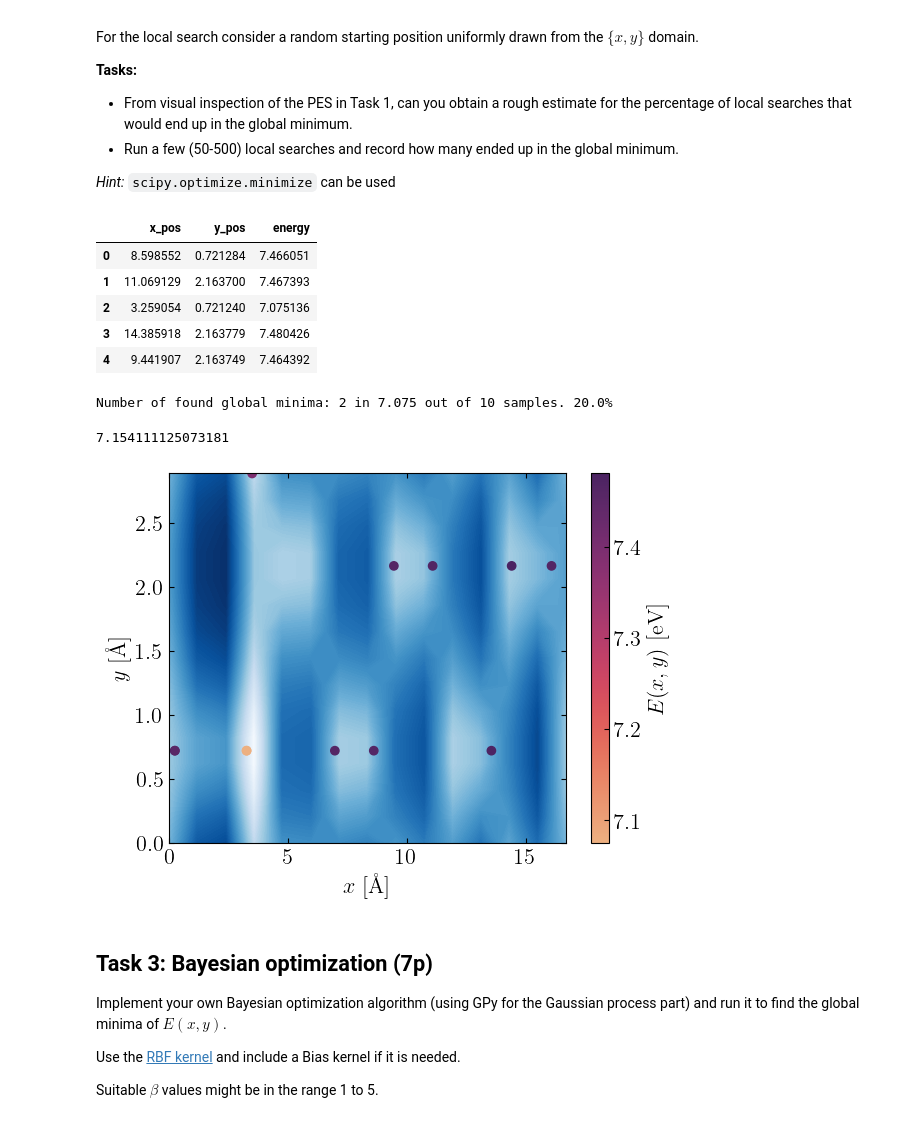
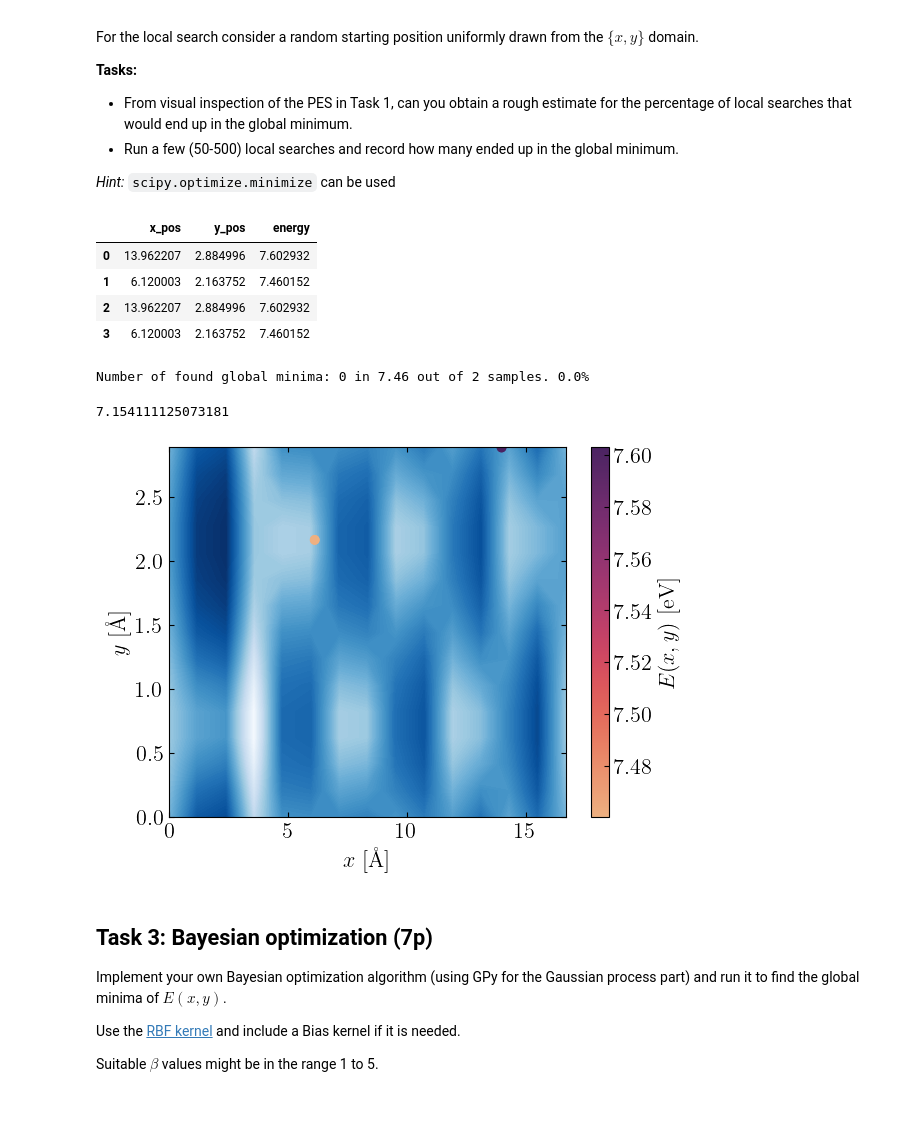
Before and after one commit to j-haralds/Advanced_sim, a Jupyter notebook: project_2b_shared/Jesper_project_2b.ipynb, the cells around one changed output. Saved outputs shown, nothing was run; the diff lists cells and outputs as text; code cells hidden in the pictures.

```diff
--- a/project_2b_shared/Jesper_project_2b.ipynb
+++ b/project_2b_shared/Jesper_project_2b.ipynb
@@ -228,4 +229,4 @@ def contour_generator(xlim, ylim, size=50):
 x_lim = [0, 16.65653]
 y_lim = [0, 2.884996]
 
-X,Y,E = contour_generator(x_lim , y_lim, size = 15)#, args = [surface, get_z_max(surface)])
+X_PES,Y_PES,E_PES = contour_generator(x_lim , y_lim, size = 15)#, args = [surface, get_z_max(surface)])
@@ -296,7 +275,7 @@ def gen_minimize_positions(xlim, ylim, nsamp, surface, results=[]):
 # %%
 # results = []    # Append more and more results to this list
 # %%
-nsamp = 10
+nsamp = 2
 results = gen_minimize_positions(x_lim, y_lim, nsamp, surface=surface, results=results)
 # %%
 res_df = pd.DataFrame(results)
@@ -308,26 +287,25 @@ n_global_min = res_df['energy'][res_df['energy'] < 7.08].count()
 print(f'Number of found global minima: {n_global_min} in {res_df['energy'].min():.4} out of {nsamp} samples. {n_global_min/nsamp*100:.1f}%')
 # %% [output]
 |  | x_pos | y_pos | energy |
-| 0 | 8.598552 | 0.721284 | 7.466051 |
-| 1 | 11.069129 | 2.163700 | 7.467393 |
-| 2 | 3.259054 | 0.721240 | 7.075136 |
-| 3 | 14.385918 | 2.163779 | 7.480426 |
-| 4 | 9.441907 | 2.163749 | 7.464392 |
+| 0 | 13.962207 | 2.884996 | 7.602932 |
+| 1 | 6.120003 | 2.163752 | 7.460152 |
+| 2 | 13.962207 | 2.884996 | 7.602932 |
+| 3 | 6.120003 | 2.163752 | 7.460152 |
-Number of found global minima: 2 in 7.075 out of 10 samples. 20.0%
+Number of found global minima: 0 in 7.46 out of 2 samples. 0.0%
 # %%
-plt.contourf(X, Y, E, levels=level, cmap='Blues')
+plt.contourf(X_PES, Y_PES, E_PES, levels=level, cmap='Blues')
 plt.scatter(res_df['x_pos'], res_df['y_pos'], c=res_df['energy'],
             cmap='flare', marker='o', label='Minimized positions')
 plt.xlim(x_lim)
 plt.ylim(y_lim)
 plt.xlabel('$x$ [Å]')
 plt.ylabel('$y$ [Å]')
 plt.colorbar(label='$E(x,y)$ [eV]')
 
-print(E.min())
+print(E_PES.min())
 # %% [output]
 7.154111125073181
-[figure, old version]
+[figure, new version]
 # %% [markdown]
 ## Task 3: Bayesian optimization (7p)
 Implement your own Bayesian optimization algorithm (using GPy for the Gaussian process part) and run it to find the global minima of $E(x, y)$.
```
Also changed, not shown: parts of 9 cells of this notebook.
